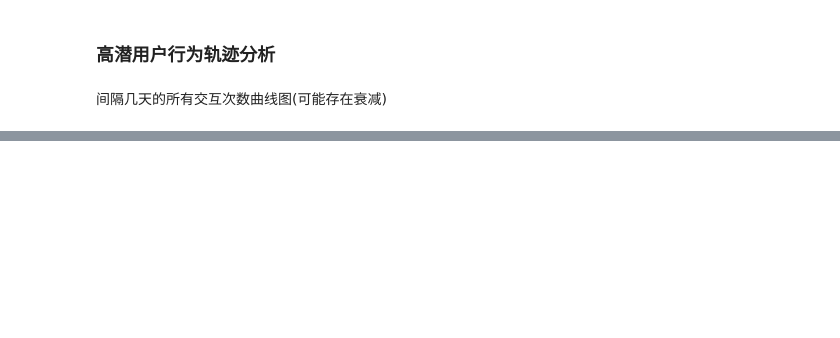
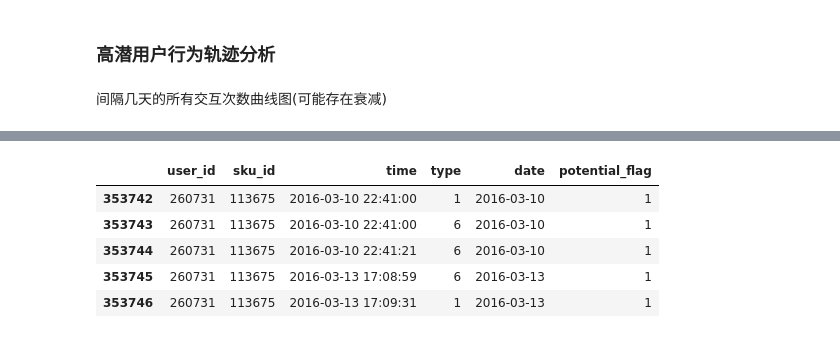
Before and after one commit to RussellCloud/JData, a Jupyter notebook: a2_explore_potential_user.ipynb, the cells around one changed output, grey strips where cells are left out. Saved outputs shown, nothing was run; the diff lists cells and outputs as text; code cells hidden in the pictures; blank space fills up the shorter version.

```diff
--- a/a2_explore_potential_user.ipynb
+++ b/a2_explore_potential_user.ipynb
@@ -159,8 +168,15 @@ ui_record.head()
 # %%
 # 以某个用户为例
-user_id = 62969
+user_id = 260731
 cu_record = ui_record[(ui_record['user_id'] == user_id)]
 cu_record.tail()
+# %% [output]
+|  | user_id | sku_id | time | type | date | potential_flag |
+| 353742 | 260731 | 113675 | 2016-03-10 22:41:00 | 1 | 2016-03-10 | 1 |
+| 353743 | 260731 | 113675 | 2016-03-10 22:41:00 | 6 | 2016-03-10 | 1 |
+| 353744 | 260731 | 113675 | 2016-03-10 22:41:21 | 6 | 2016-03-10 | 1 |
+| 353745 | 260731 | 113675 | 2016-03-13 17:08:59 | 6 | 2016-03-13 | 1 |
+| 353746 | 260731 | 113675 | 2016-03-13 17:09:31 | 1 | 2016-03-13 | 1 |
 # %%
 time_range = pd.to_datetime(cu_record['time']).map(lambda x: x.strftime('%m-%d %H:%M'))
 x_index = range(len(cu_record['type']))
```
Also changed, not shown: parts of 5 cells of this notebook.
